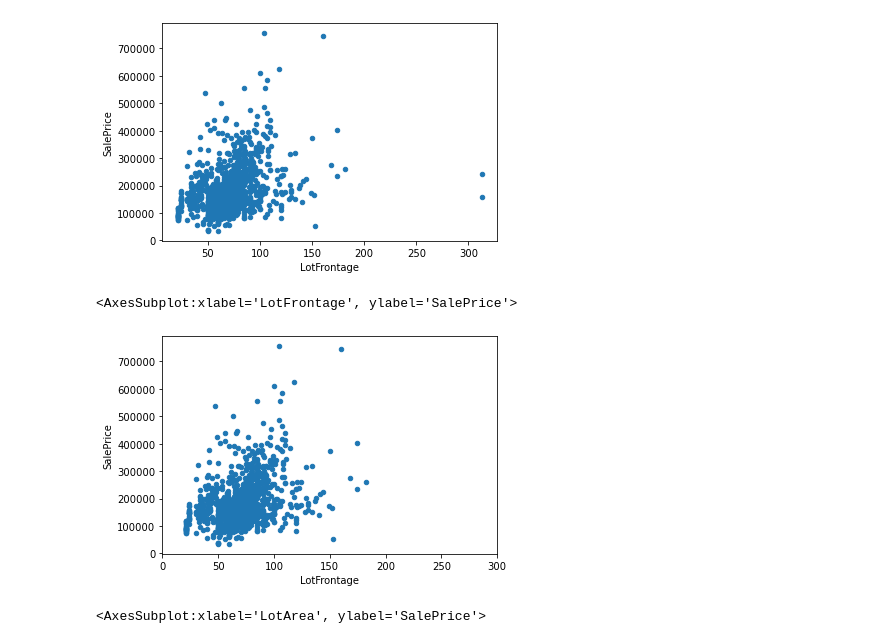
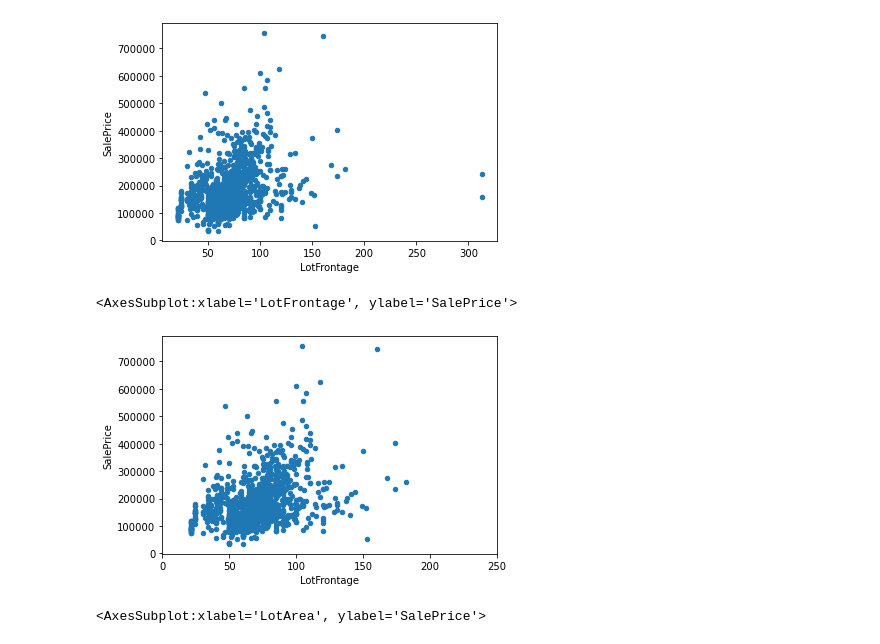
Before and after one commit to dongyoung0/Kaggle, a Jupyter notebook: house_price/seosztt/preprocessing.ipynb, the cells around one changed output. Cells and saved outputs as stored; diff of their text form; code cells hidden in the pictures.

```diff
--- a/house_price/seosztt/preprocessing.ipynb
+++ b/house_price/seosztt/preprocessing.ipynb
@@ -366,10 +366,10 @@ train.plot(x='LotFrontage',y='SalePrice',kind='scatter')
 <AxesSubplot:xlabel='LotFrontage', ylabel='SalePrice'>
 [figure]
 # %%
-train.plot(x='LotFrontage',y='SalePrice',kind='scatter',xlim=(0,300))
+train.plot(x='LotFrontage',y='SalePrice',kind='scatter',xlim=(0,250))
 # %% [output]
 <AxesSubplot:xlabel='LotFrontage', ylabel='SalePrice'>
-[figure, old version]
+[figure, new version]
 # %%
 train.plot(x='LotArea',y='SalePrice',kind='scatter')
 # %% [output]
```
Also changed, not shown: parts of 71 cells of this notebook, 1 other file.
